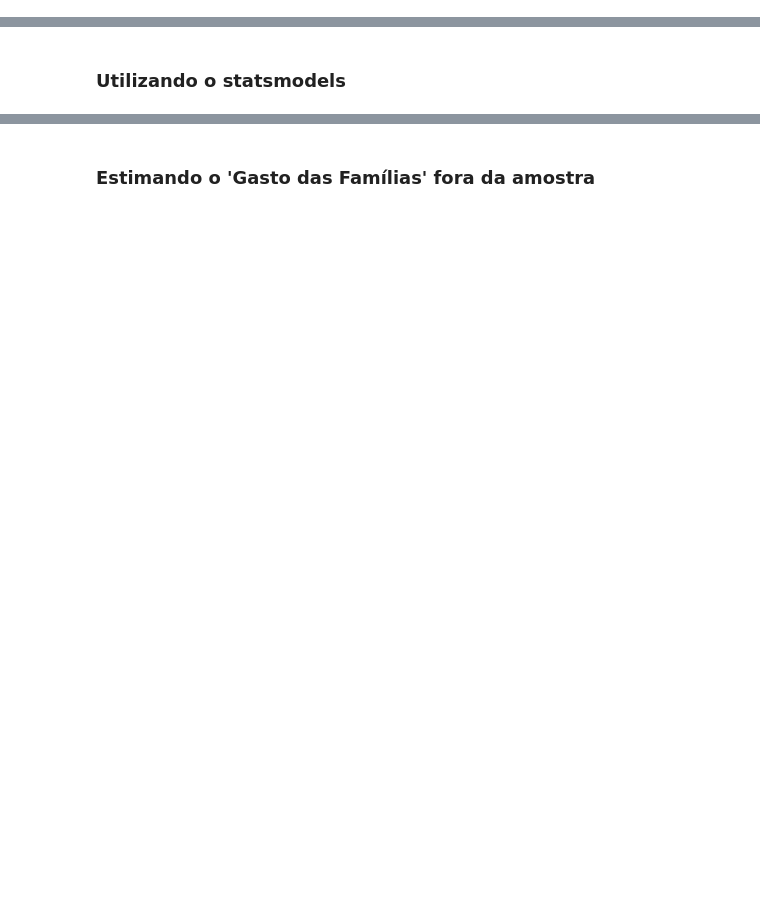
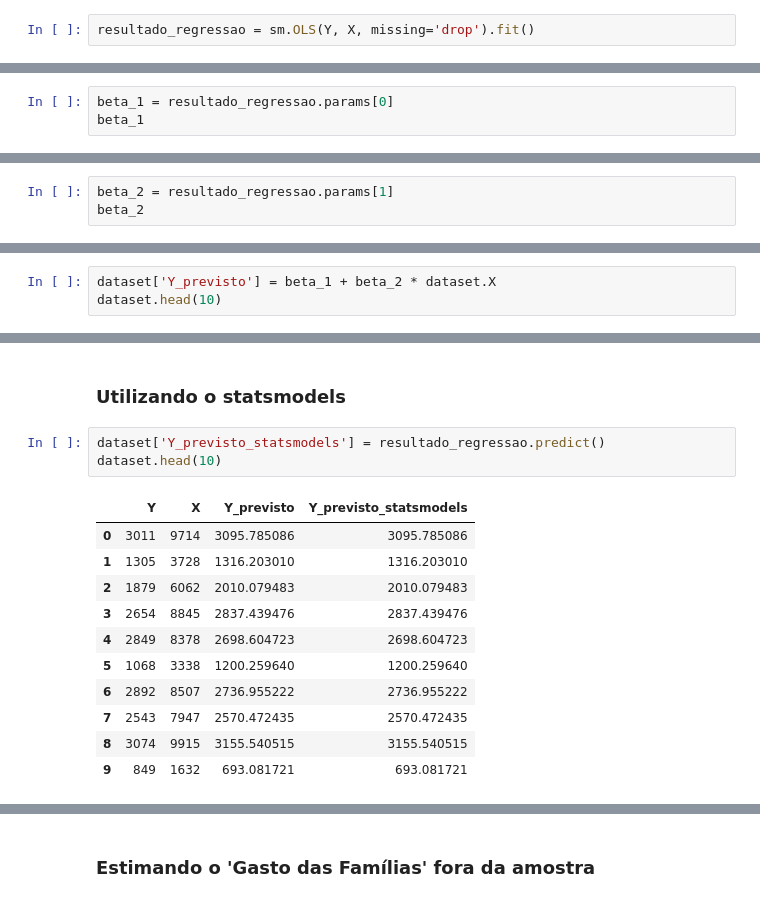
Before and after one commit to wiliands/estatistica_python, a Jupyter notebook: 05 - Correlacao_Regressao/Curso_de_Estatística_Parte_4.ipynb, the cells around one changed output, grey strips where cells are left out. Cells and saved outputs as stored; diff of their text form; blank space fills up the shorter version.

```diff
--- a/05 - Correlacao_Regressao/Curso_de_Estatística_Parte_4.ipynb
+++ b/05 - Correlacao_Regressao/Curso_de_Estatística_Parte_4.ipynb
@@ -625,4 +747,6 @@ https://www.statsmodels.org/stable/index.html
 # %% [markdown]
 ### Estimando o modelo
+# %%
+resultado_regressao = sm.OLS(Y, X, missing='drop').fit()
 # %% [markdown]
 ### Visualizando os parâmetros estimados
@@ -628,0 +767,3 @@ https://www.statsmodels.org/stable/index.html
+# %%
+beta_1 = resultado_regressao.params[0]
+beta_1
@@ -628,0 +772,3 @@ https://www.statsmodels.org/stable/index.html
+# %%
+beta_2 = resultado_regressao.params[1]
+beta_2
@@ -635,3 +789,6 @@ https://www.statsmodels.org/stable/index.html
 # $$\hat{Y}_i = 207,9033 + 0,2973X_i$$
 # %% [markdown]
 ### Previsões dentro da amostra
+# %%
+dataset['Y_previsto'] = beta_1 + beta_2 * dataset.X
+dataset.head(10)
@@ -638,2 +807,17 @@ https://www.statsmodels.org/stable/index.html
 # %% [markdown]
 ### Utilizando o statsmodels
+# %%
+dataset['Y_previsto_statsmodels'] = resultado_regressao.predict()
+dataset.head(10)
+# %% [output]
+|  | Y | X | Y_previsto | Y_previsto_statsmodels |
+| 0 | 3011 | 9714 | 3095.785086 | 3095.785086 |
+| 1 | 1305 | 3728 | 1316.203010 | 1316.203010 |
+| 2 | 1879 | 6062 | 2010.079483 | 2010.079483 |
+| 3 | 2654 | 8845 | 2837.439476 | 2837.439476 |
+| 4 | 2849 | 8378 | 2698.604723 | 2698.604723 |
+| 5 | 1068 | 3338 | 1200.259640 | 1200.259640 |
+| 6 | 2892 | 8507 | 2736.955222 | 2736.955222 |
+| 7 | 2543 | 7947 | 2570.472435 | 2570.472435 |
+| 8 | 3074 | 9915 | 3155.540515 | 3155.540515 |
+| 9 | 849 | 1632 | 693.081721 | 693.081721 |
```
Also changed, not shown: parts of 35 cells of this notebook, 1 other file.
